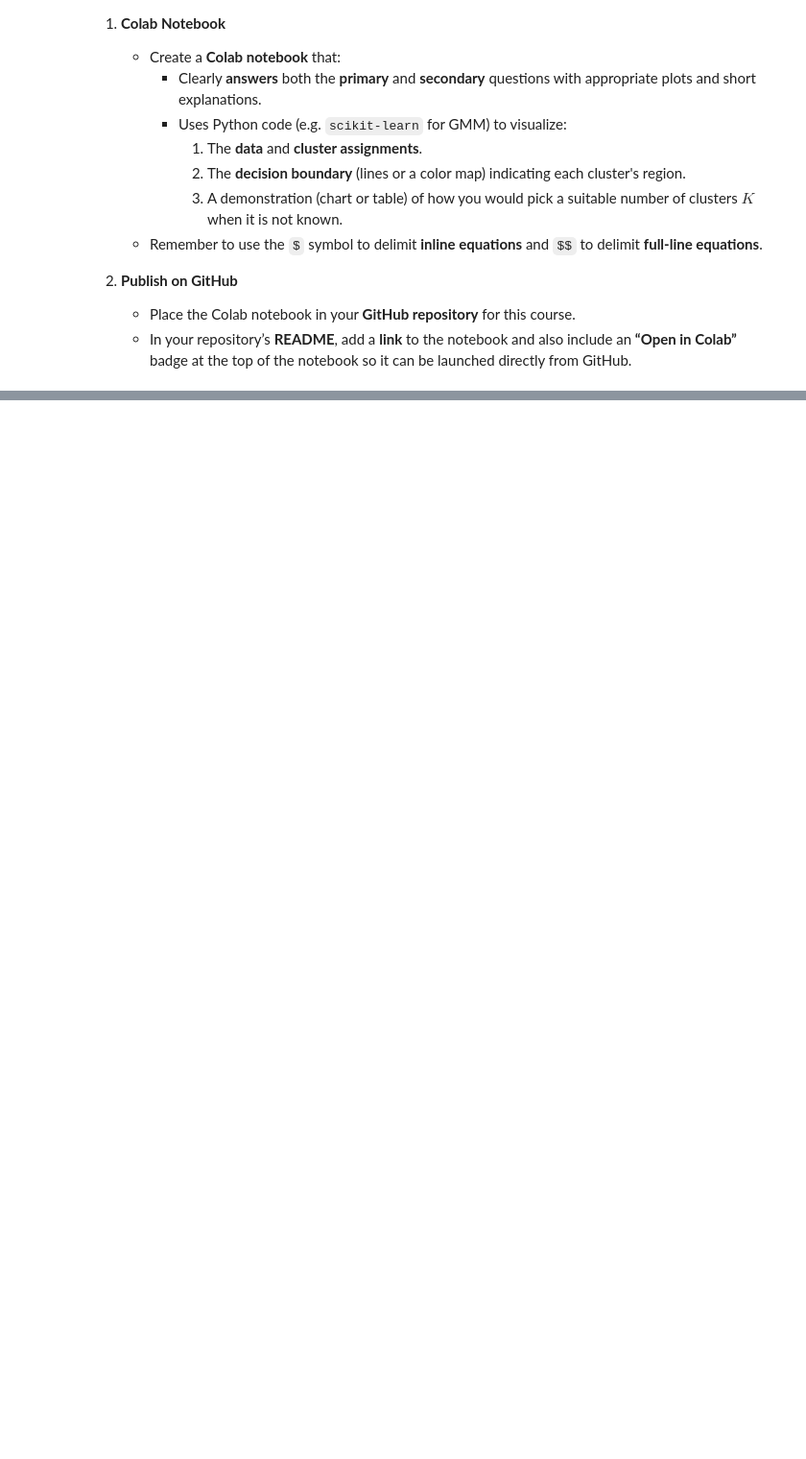
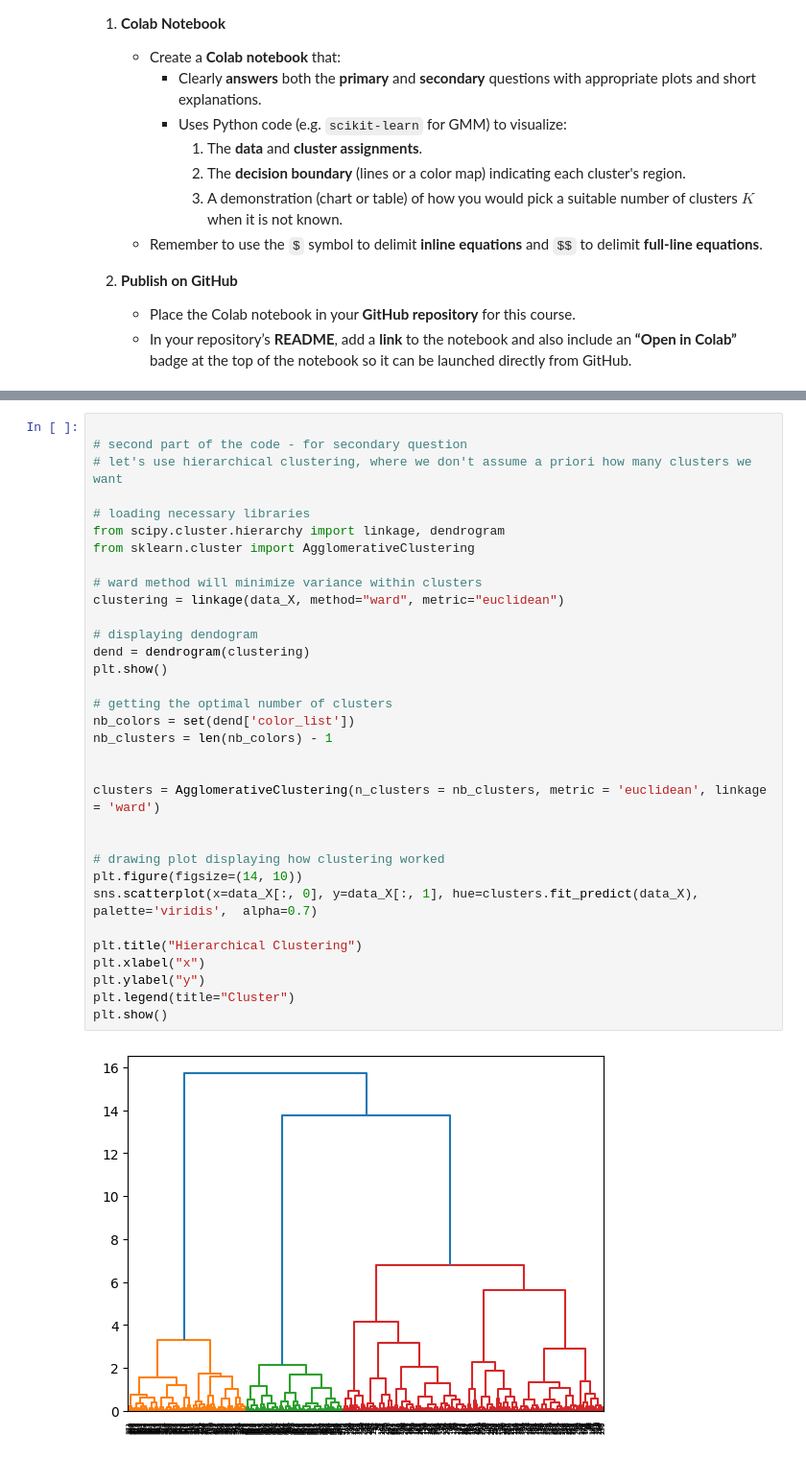
Before and after one commit to MichalSlowakiewicz/Machine-Learning, a Jupyter notebook: Lab02_clustering.ipynb, the cells around one changed output, grey strips where cells are left out. Shown: that part at 96% size. Cells and saved outputs as stored; diff of their text form; blank space fills up the shorter version.

```diff
--- a/Lab02_clustering.ipynb
+++ b/Lab02_clustering.ipynb
@@ -907,0 +112,35 @@ You can illustrate your approach with **the same** dataset as in the primary que
+# %%
+
+# second part of the code - for secondary question
+# let's use hierarchical clustering, where we don't assume a priori how many clusters we want
+
+# loading necessary libraries
+from scipy.cluster.hierarchy import linkage, dendrogram
+from sklearn.cluster import AgglomerativeClustering
+
+# ward method will minimize variance within clusters
+clustering = linkage(data_X, method="ward", metric="euclidean")
+
+# displaying dendogram
+dend = dendrogram(clustering)
+plt.show()
+
+# getting the optimal number of clusters
+nb_colors = set(dend['color_list'])
+nb_clusters = len(nb_colors) - 1
+
+
+clusters = AgglomerativeClustering(n_clusters = nb_clusters, metric = 'euclidean', linkage = 'ward')
+
+
+# drawing plot displaying how clustering worked
+plt.figure(figsize=(14, 10))
+sns.scatterplot(x=data_X[:, 0], y=data_X[:, 1], hue=clusters.fit_predict(data_X), palette='viridis',  alpha=0.7)
+
+plt.title("Hierarchical Clustering")
+plt.xlabel("x")
+plt.ylabel("y")
+plt.legend(title="Cluster")
+plt.show()
+# %% [output]
+[figure, added]
```
Also changed, not shown: parts of 40 cells of this notebook.
